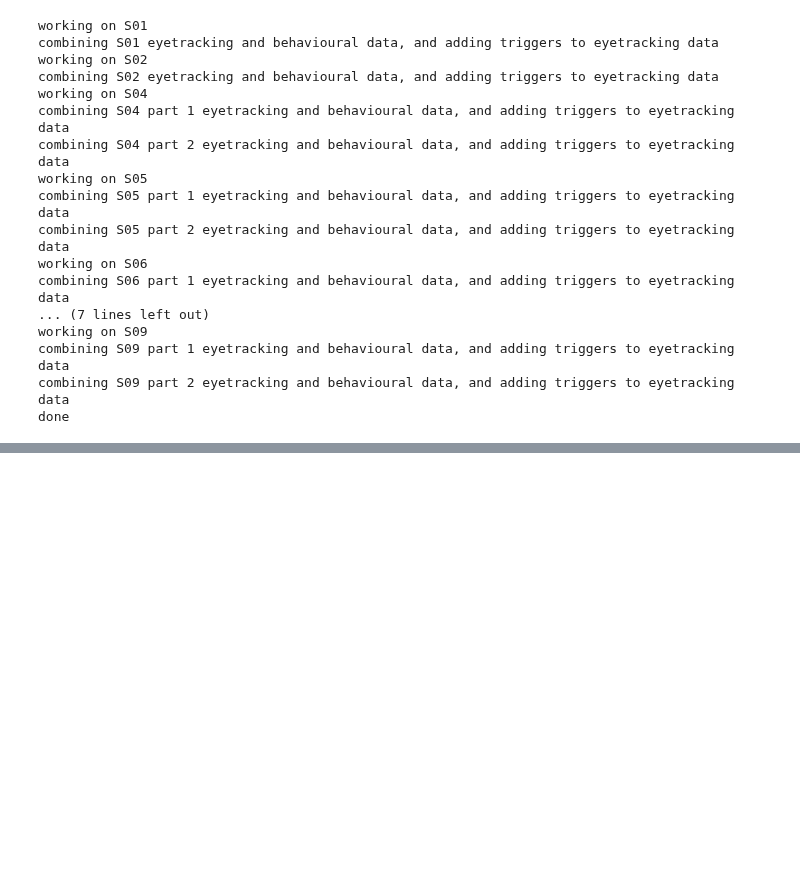
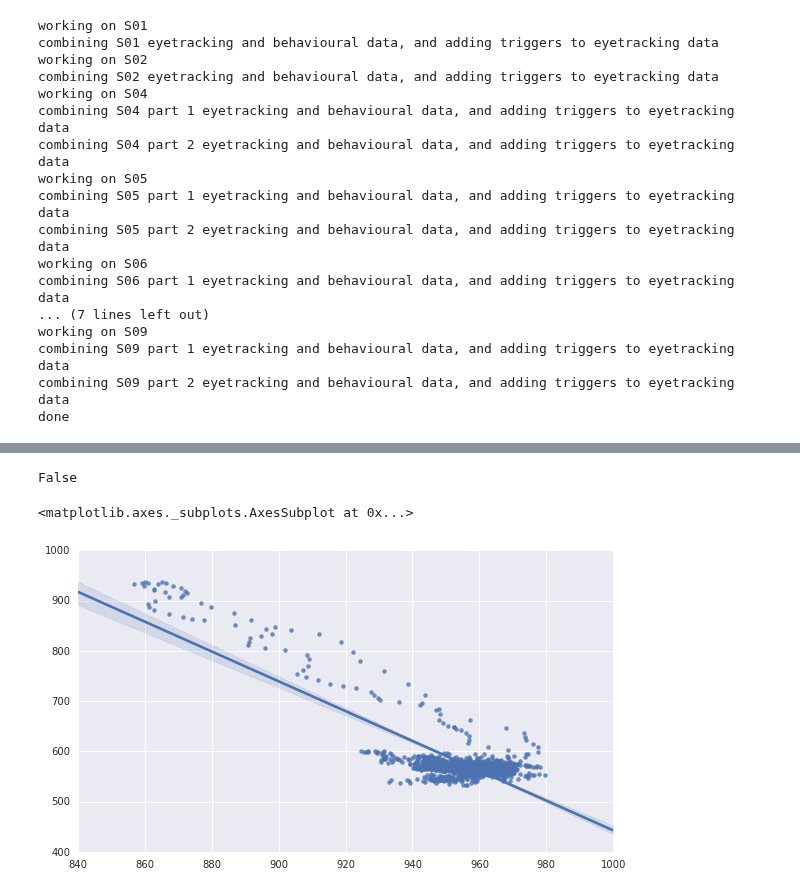
Before and after one commit to Nian-Jingqing/AttentionSaccade, a Jupyter notebook: AttentionSaccade_EyetrackerAnalysis.ipynb, the cells around one changed output, grey strips where cells are left out. Drawn from its saved outputs; the diff is of its cells as text; code cells hidden in the pictures; blank space fills up the shorter version.

```diff
--- a/AttentionSaccade_EyetrackerAnalysis.ipynb
+++ b/AttentionSaccade_EyetrackerAnalysis.ipynb
@@ -393,4 +372,0 @@ intstart, intend = blink[0]-fstime-30, blink[1]-fstime+30 #here we take a good m
-# %%
-x = np.array([intstart, start, end, intend])
-y = np.array([temp[40]['x'][intstart],temp[40]['x'][start],temp[40]['x'][end],temp[40]['x'][intend]])
-f = sp.interpolate.interp1d(x,y,kind='cubic')
@@ -457,11 +389,0 @@ time = range(685,826+1);
-# %%
-x      = temp[40]['time']
-xtrace = temp[40]['x']
-ytrace = temp[40]['y']
-blink = temp[40]['events']['Eblk'][0] - temp[40]['behaviour']['fstime']
-print blink
-# %%
-tointerp = np.array([blink[0]-70,blink[0]-10, blink[1]+10, blink[1]+70])
-x = tointerp
-y = temp[40]['x'][tointerp]
-func = sp.interpolate.interp1d(x, y, kind = 'cubic')
@@ -519,11 +422,16 @@ for isub in range(len(edat)):
             edat[isub][trl]['behaviour']['CT_stable'] = 1
 # %%
 #import copy
-#temp = copy.deepcopy(edat[0]) # take subject 1 to work from. 1920 trials
+temp = copy.deepcopy(edat[0]) # take subject 1 to work from. 1920 trials
 #sacctask = [x for x in range(len(temp)) if temp[x]['behaviour']['task']==2.0] #0-10 are saccade trials lmao
 ppd = 72
 trial = 40
 epoch = [temp[trial]['triggers']['cue'][1], temp[trial]['triggers']['array'][1]]
 x = temp[trial]['x'][epoch[0]:epoch[1]+1]; y = temp[trial]['y'][epoch[0]:epoch[1]+1]
 print np.any(np.abs(np.subtract(x, 960)) >= ppd*2)
+plt.rcParams['figure.figsize'] = (1.92*5,1.08*5) #set to similar aspect ratio as the screen the task was presented on!
 sns.regplot(x,y) #scatter plot with line of best fit (i.e. trajectory of saccade)
+# %% [output]
+False
+<matplotlib.axes._subplots.AxesSubplot at 0x...>
+[figure, added]
```
Also changed, not shown: parts of 36 cells of this notebook.
